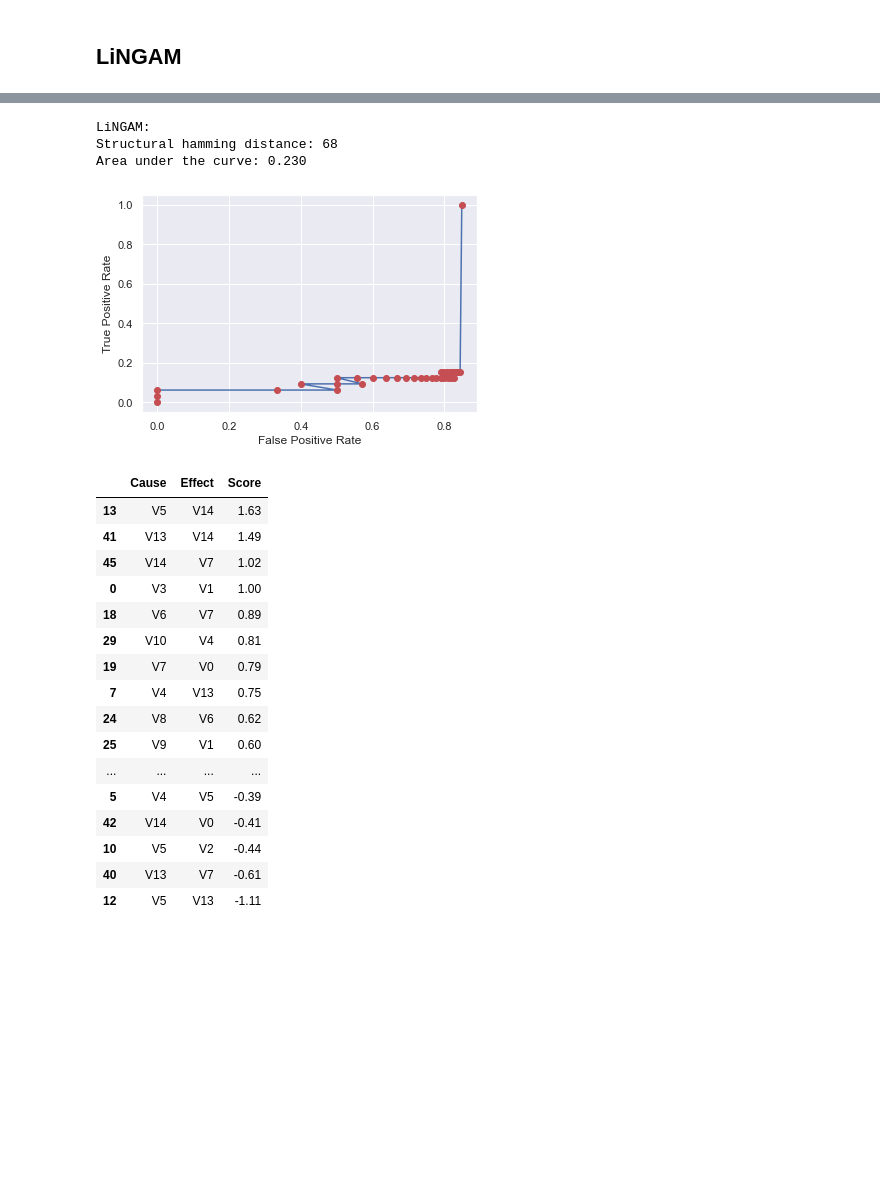
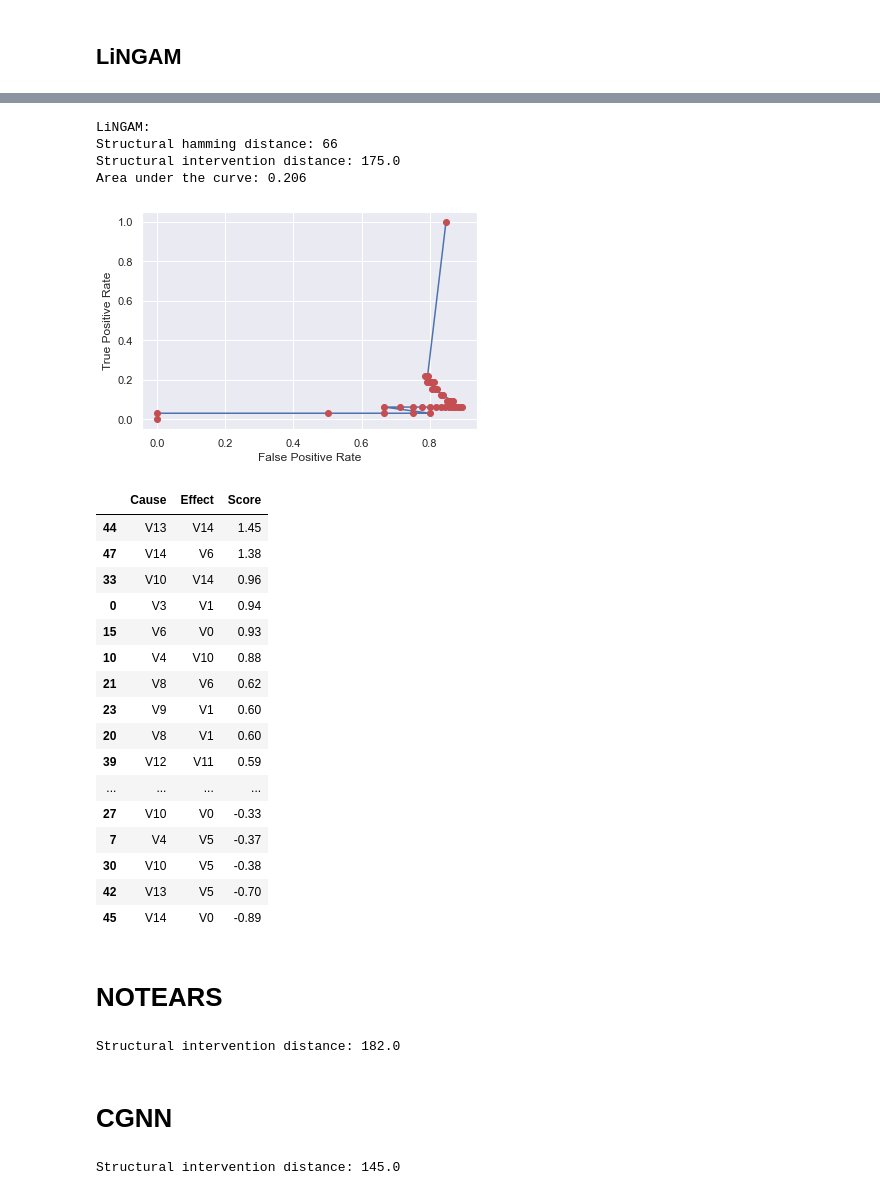
Before and after one commit to Gio99c/Causal-Discovery-Algorithms-on-Medical-Data, a Jupyter notebook: code/pc_ges_Lingam_final.ipynb, the cells around one changed output, grey strips where cells are left out. Cells and saved outputs as stored; diff of their text form; code cells hidden in the pictures; blank space fills up the shorter version.

```diff
--- a/code/pc_ges_Lingam_final.ipynb
+++ b/code/pc_ges_Lingam_final.ipynb
@@ -1018,41 +1031,60 @@ nx.draw_networkx(dagify_min_edge(predict), font_size=10, font_color='r')
 # %%
 shd = cdt.metrics.SHD(graph, predict)
+sid = cdt.metrics.SID(graph, predict)
 auc, roc = cdt.metrics.precision_recall(graph, predict)
 
 # Correction for plotting
 roc = tuple([(1-t[0], t[1]) for t in roc])
 fpr = [x[0] for x in roc]
 tpr = [x[1] for x in roc]
 
 print("LiNGAM:")
 print(f"Structural hamming distance: {shd}")
+print(f"Structural intervention distance: {sid}")
 print(f"Area under the curve: {auc:.3f}")
 
 plt.plot(fpr,tpr)
 plt.plot(fpr,tpr,'or')
 plt.xlabel('False Positive Rate')
 plt.ylabel('True Positive Rate')
 plt.show()
 pd.DataFrame(list(predict.edges(data='weight')), columns=['Cause', 'Effect', 'Score']).sort_values(ascending=False,by="Score")
 # %% [output]
 LiNGAM:
-Structural hamming distance: 68
-Area under the curve: 0.230
+Structural hamming distance: 66
+Structural intervention distance: 175.0
+Area under the curve: 0.206
-[figure, old version]
+[figure, new version]
 |  | Cause | Effect | Score |
-| 13 | V5 | V14 | 1.63 |
-| 41 | V13 | V14 | 1.49 |
-| 45 | V14 | V7 | 1.02 |
-| 0 | V3 | V1 | 1.00 |
-| 18 | V6 | V7 | 0.89 |
-| 29 | V10 | V4 | 0.81 |
-| 19 | V7 | V0 | 0.79 |
-| 7 | V4 | V13 | 0.75 |
-| 24 | V8 | V6 | 0.62 |
-| 25 | V9 | V1 | 0.60 |
+| 44 | V13 | V14 | 1.45 |
+| 47 | V14 | V6 | 1.38 |
+| 33 | V10 | V14 | 0.96 |
+| 0 | V3 | V1 | 0.94 |
+| 15 | V6 | V0 | 0.93 |
+| 10 | V4 | V10 | 0.88 |
+| 21 | V8 | V6 | 0.62 |
+| 23 | V9 | V1 | 0.60 |
+| 20 | V8 | V1 | 0.60 |
+| 39 | V12 | V11 | 0.59 |
 | ... | ... | ... | ... |
-| 5 | V4 | V5 | -0.39 |
-| 42 | V14 | V0 | -0.41 |
-| 10 | V5 | V2 | -0.44 |
-| 40 | V13 | V7 | -0.61 |
-| 12 | V5 | V13 | -1.11 |
+| 27 | V10 | V0 | -0.33 |
+| 7 | V4 | V5 | -0.37 |
+| 30 | V10 | V5 | -0.38 |
+| 42 | V13 | V5 | -0.70 |
+| 45 | V14 | V0 | -0.89 |
+# %% [markdown]
+# NOTEARS
+# %%
+notears = nx.read_gpickle('notears1.gpickle')
+sid = cdt.metrics.SID(graph, notears)
+print(f"Structural intervention distance: {sid}")
+# %% [output]
+Structural intervention distance: 182.0
+# %% [markdown]
+# CGNN
+# %%
+cgnn = nx.read_gpickle('cgnn.gpickle')
+sid = cdt.metrics.SID(graph, cgnn)
+print(f"Structural intervention distance: {sid}")
+# %% [output]
+Structural intervention distance: 145.0
```
Also changed, not shown: parts of 32 cells of this notebook.
